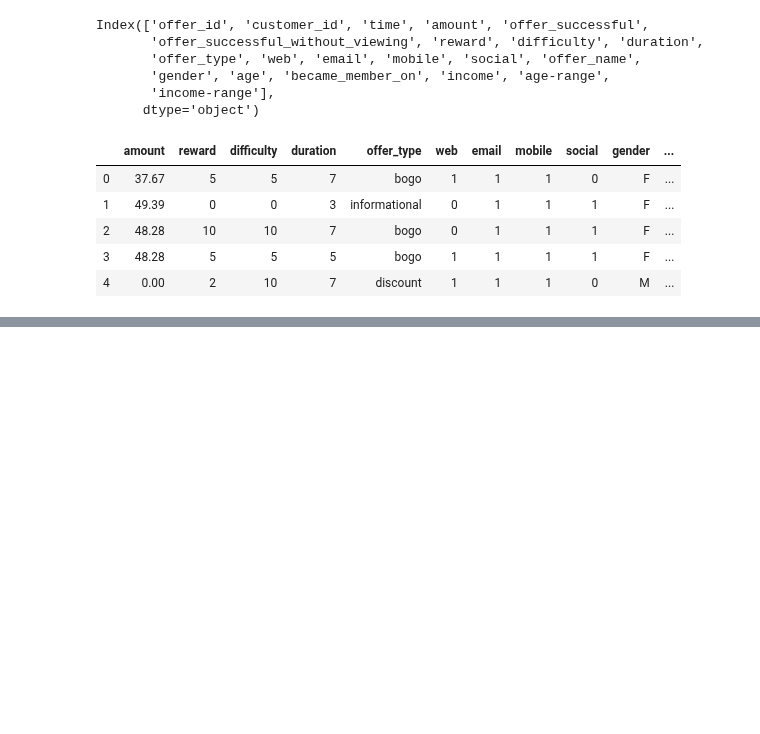
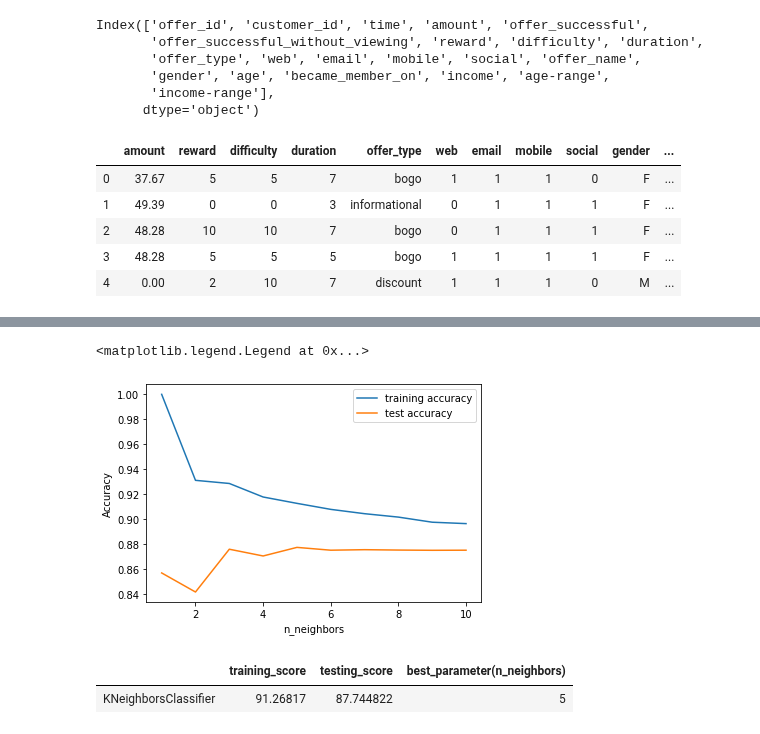
Before and after one commit to amitborkar98/Starbucks-capstone, a Jupyter notebook: Starbucks_Capstone_notebook.ipynb, the cells around one changed output, grey strips where cells are left out. Drawn from its saved outputs; the diff is of its cells as text; code cells hidden in the pictures; blank space fills up the shorter version.

```diff
--- a/Starbucks_Capstone_notebook.ipynb
+++ b/Starbucks_Capstone_notebook.ipynb
@@ -1435,0 +1465,30 @@ X_train, X_test, y_train, y_test = train_test_split(X,Y ,test_size=0.4, random_s
+# %%
+training_accuracy = []
+test_accuracy = []
+# try n_neighbors from 1 to 10
+neighbors_settings = range(1, 11)
+for n_neighbors in neighbors_settings:
+    # build the model
+    clf = KNeighborsClassifier(n_neighbors=n_neighbors)
+    clf.fit(X_train, y_train)
+    # record training set accuracy
+    training_accuracy.append(clf.score(X_train, y_train))
+    # record generalization accuracy
+    test_accuracy.append(clf.score(X_test, y_test))
+plt.plot(neighbors_settings, training_accuracy, label="training accuracy")
+plt.plot(neighbors_settings, test_accuracy, label="test accuracy")
+plt.ylabel("Accuracy")
+plt.xlabel("n_neighbors")
+plt.legend()
+# %% [output]
+<matplotlib.legend.Legend at 0x...>
+[figure, added]
+# %%
+d = { 'training_score': accuracy_score(y_pred_training, y_train) * 100 ,
+     'testing_score': accuracy_score(y_pred_test, y_test) * 100,
+        'best_parameter(n_neighbors)': 5}
+KNeighborsClassifier_df =  pd.DataFrame(data = d, index= ['KNeighborsClassifier'])
+KNeighborsClassifier_df
+# %% [output]
+|  | training_score | testing_score | best_parameter(n_neighbors) |
+| KNeighborsClassifier | 91.26817 | 87.744822 | 5 |
```
Also changed, not shown: parts of 13 cells of this notebook, 1 other file.
